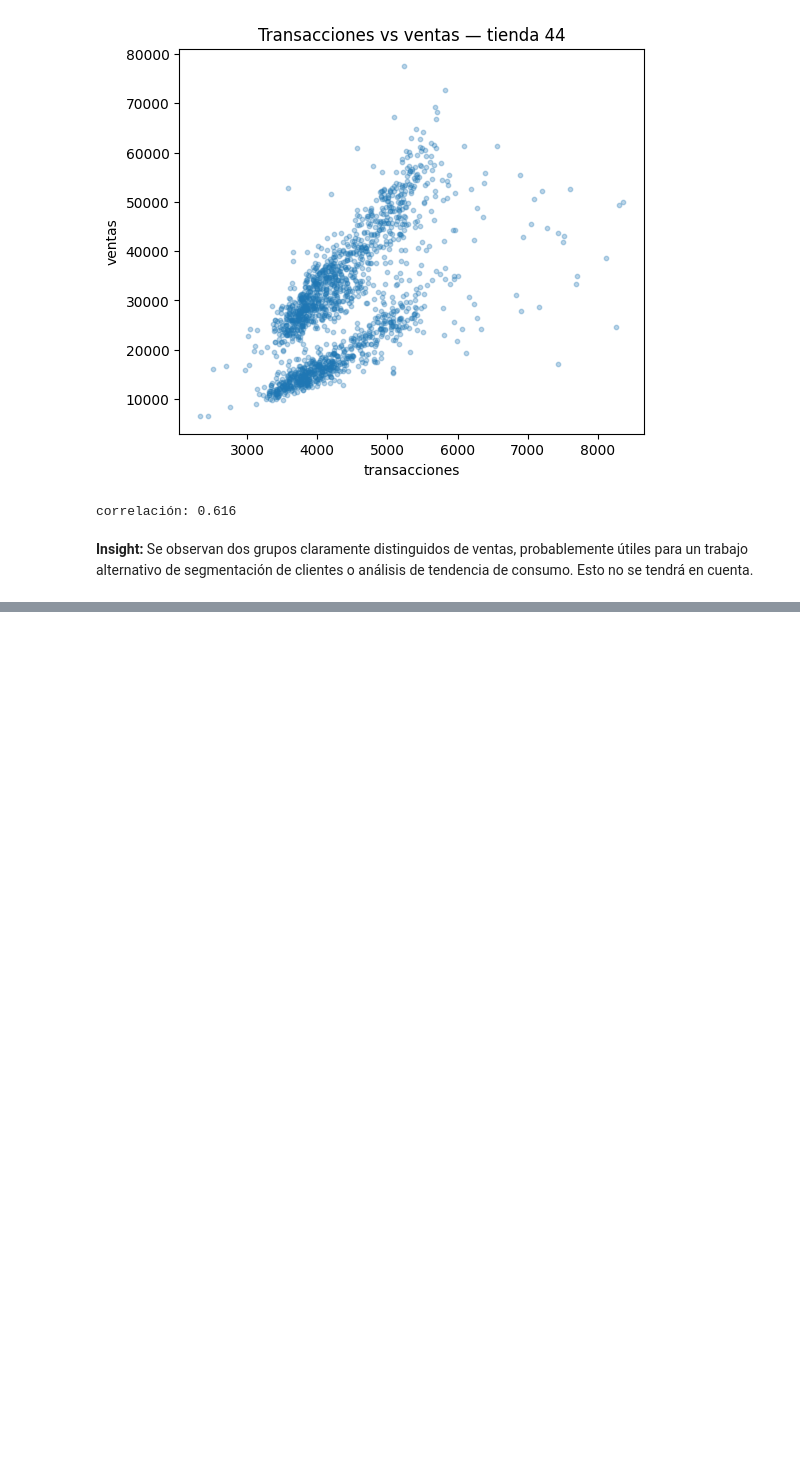
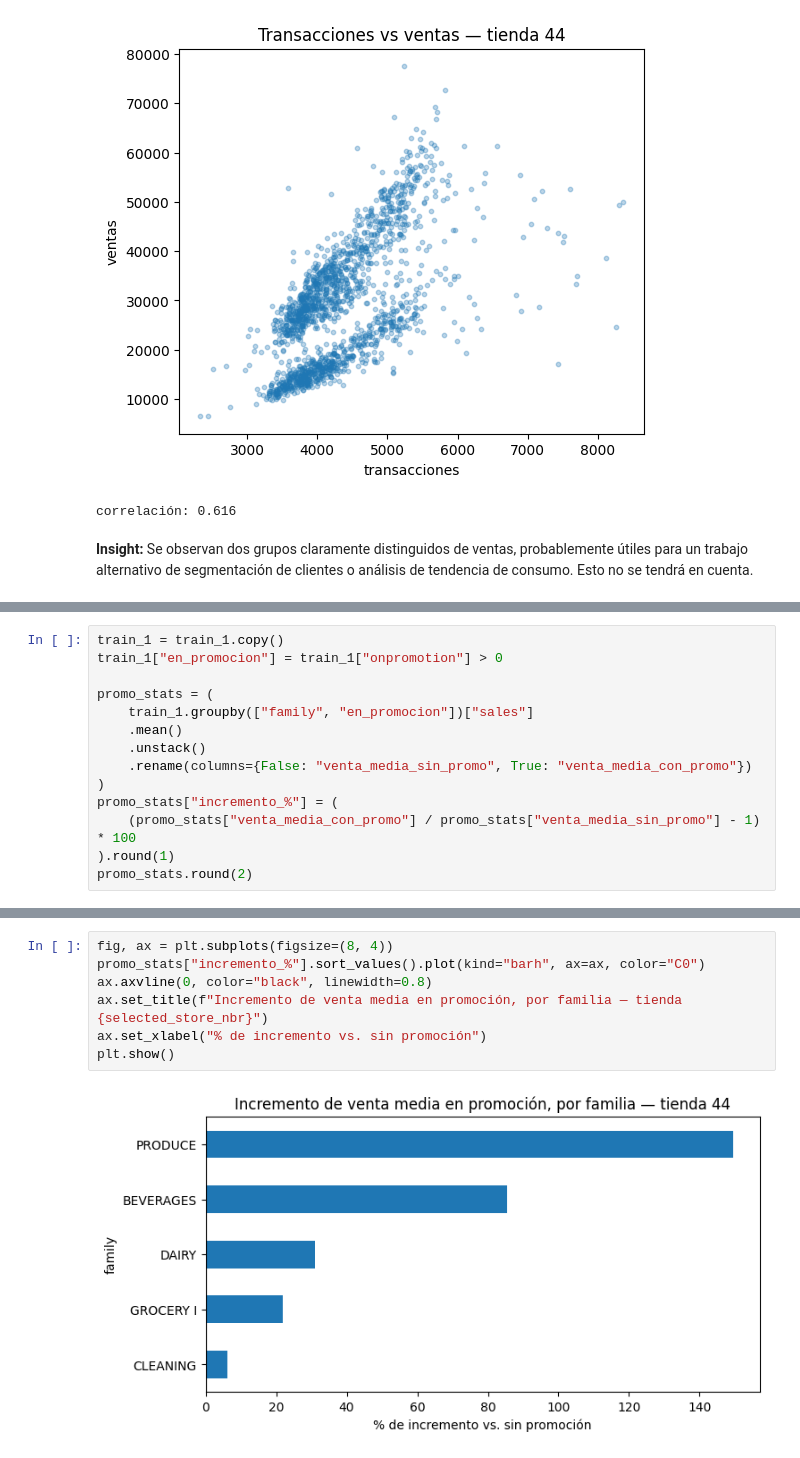
Before and after one commit to Jacogz/ML-Prediccion-Demanda, a Jupyter notebook: src/model_development.ipynb, the cells around one changed output, grey strips where cells are left out. Cells and saved outputs as stored; diff of their text form; blank space fills up the shorter version.

```diff
--- a/src/model_development.ipynb
+++ b/src/model_development.ipynb
@@ -365,0 +372,14 @@ correlación: 0.616
+# %%
+train_1 = train_1.copy()
+train_1["en_promocion"] = train_1["onpromotion"] > 0
+
+promo_stats = (
+    train_1.groupby(["family", "en_promocion"])["sales"]
+    .mean()
+    .unstack()
+    .rename(columns={False: "venta_media_sin_promo", True: "venta_media_con_promo"})
+)
+promo_stats["incremento_%"] = (
+    (promo_stats["venta_media_con_promo"] / promo_stats["venta_media_sin_promo"] - 1) * 100
+).round(1)
+promo_stats.round(2)
@@ -365,0 +394,9 @@ correlación: 0.616
+# %%
+fig, ax = plt.subplots(figsize=(8, 4))
+promo_stats["incremento_%"].sort_values().plot(kind="barh", ax=ax, color="C0")
+ax.axvline(0, color="black", linewidth=0.8)
+ax.set_title(f"Incremento de venta media en promoción, por familia — tienda {selected_store_nbr}")
+ax.set_xlabel("% de incremento vs. sin promoción")
+plt.show()
+# %% [output]
+[figure, added]
```
Also changed, not shown: parts of 15 cells of this notebook.
